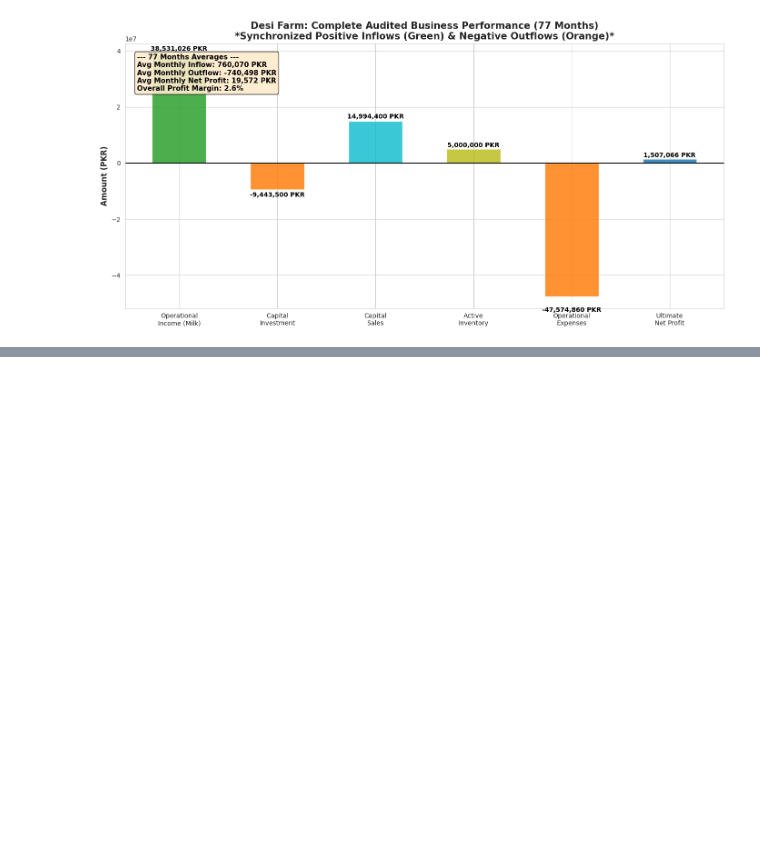
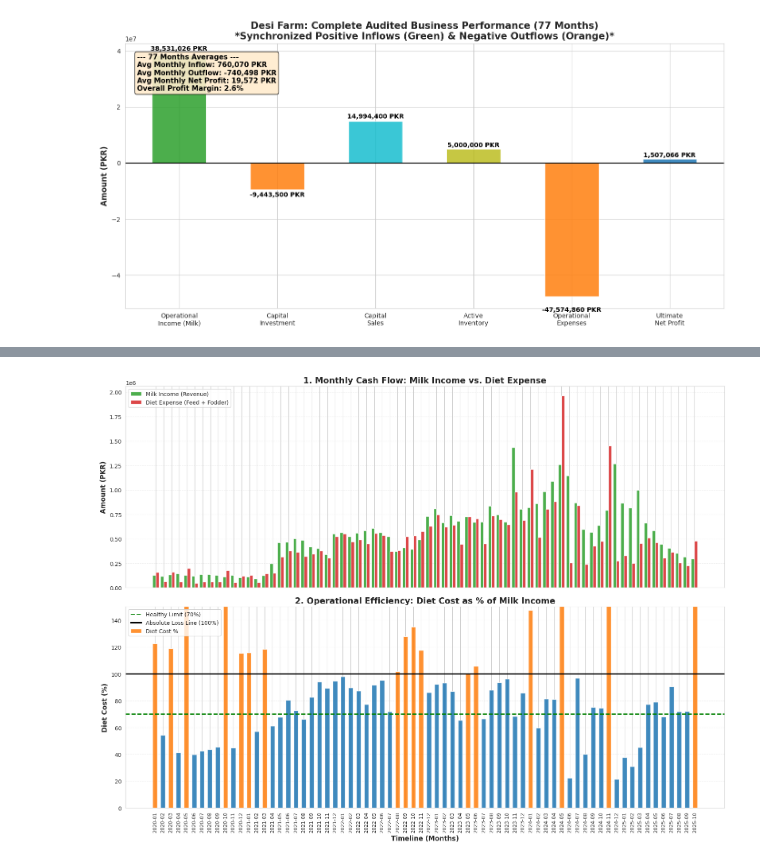
Before and after one commit to imraniqbal/desi-farm-etl-and-analysis, a Jupyter notebook: desi-farm-case-study-exploratory-data-analysis.ipynb, the cells around one changed output, grey strips where cells are left out. Saved outputs shown, nothing was run; the diff lists cells and outputs as text; code cells hidden in the pictures; blank space fills up the shorter version.

Commit message:
Kaggle Notebook | Desi Farm: Case Study & Exploratory Data Analysis  | Version 5

```diff
--- a/desi-farm-case-study-exploratory-data-analysis.ipynb
+++ b/desi-farm-case-study-exploratory-data-analysis.ipynb
@@ -416,0 +429,92 @@ plt.show()
+# %%
+# ==========================================
+# 1. PREPARING DIET & MILK DATA
+# ==========================================
+# Filter Diet Expenses (Feed + Fodder)
+diet_data = df_expenses[df_expenses['category'].isin(['Feed', 'Fodder'])]
+monthly_diet = diet_data.groupby('month_year')['amount'].sum().reset_index()
+monthly_diet.rename(columns={'amount': 'diet_expense'}, inplace=True)
+
+# Filter Milk Income (Using total operational income from df_income)
+monthly_milk = df_income.groupby('month_year')['amount'].sum().reset_index()
+monthly_milk.rename(columns={'amount': 'milk_income'}, inplace=True)
+
+# Merge into a single Efficiency DataFrame
+efficiency_df = pd.merge(monthly_milk, monthly_diet, on='month_year', how='inner')
+efficiency_df['month_year_str'] = efficiency_df['month_year'].astype(str)
+
+# ==========================================
+# 2. FILTERING OUTLIERS
+# ==========================================
+# Skip 2019 December from this comparison because the profit of July to December
+# is combined in the last month of 2019. The remaining data correctly gives monthly metrics.
+efficiency_df = efficiency_df[efficiency_df['month_year_str'] != '2019-12']
+
+efficiency_df = efficiency_df.sort_values('month_year').reset_index(drop=True)
+
+# ==========================================
+# 3. CALCULATING EFFICIENCY KPIs
+# ==========================================
+# Diet Cost Percentage: What % of milk income is spent on feed?
+efficiency_df['diet_cost_percentage'] = (efficiency_df['diet_expense'] / efficiency_df['milk_income']) * 100
+
+# Overall Averages (Excluding the outlier)
+total_milk = efficiency_df['milk_income'].sum()
+total_diet = efficiency_df['diet_expense'].sum()
+overall_diet_percentage = (total_diet / total_milk) * 100
+
+# ==========================================
+# 4. DISPLAY SUMMARY TABLE
+# ==========================================
+print("\n" + "="*70)
+print(f"📊 OVERALL EFFICIENCY: {overall_diet_percentage:.1f}% OF MILK INCOME GOES TO DIET (Outliers Skipped)")
+print("="*70)
+display(efficiency_df[['month_year_str', 'milk_income', 'diet_expense', 'diet_cost_percentage']].head(10).style.format({
+    'milk_income': "{:,.0f} PKR",
+    'diet_expense': "{:,.0f} PKR",
+    'diet_cost_percentage': "{:.1f}%"
+}))
+
+# ==========================================
+# 5. SPLIT VISUALIZATIONS (For Maximum Clarity)
+# ==========================================
+# Using 2 rows and 1 column to give the 76-month timeline enough horizontal breathing room
+fig, (ax1, ax2) = plt.subplots(2, 1, figsize=(16, 12))
+
+x = np.arange(len(efficiency_df))
+width = 0.4
+
+# --- Chart 1: Raw Cash Amounts (Milk vs Diet) ---
+ax1.bar(x - width/2, efficiency_df['milk_income'], width, label='Milk Income (Revenue)', color='#2ca02c', alpha=0.85)
+ax1.bar(x + width/2, efficiency_df['diet_expense'], width, label='Diet Expense (Feed + Fodder)', color='#d62728', alpha=0.85)
+
+ax1.set_title('1. Monthly Cash Flow: Milk Income vs. Diet Expense', fontsize=15, fontweight='bold')
+ax1.set_ylabel('Amount (PKR)', fontsize=12, fontweight='bold')
+ax1.set_xticks(x)
+ax1.set_xticklabels([]) # Hidden to avoid clutter, labels will be on the bottom chart
+ax1.legend(loc='upper left')
+ax1.grid(axis='y', linestyle='--', alpha=0.3)
+
+# --- Chart 2: Diet Cost Percentage (Efficiency) ---
+# Highlighting the bars in orange if they cross the 100% loss line
+colors_pct = ['#ff7f0e' if val > 100 else '#1f77b4' for val in efficiency_df['diet_cost_percentage']]
+ax2.bar(x, efficiency_df['diet_cost_percentage'], width=0.6, color=colors_pct, alpha=0.85, label='Diet Cost %')
+
+ax2.set_title('2. Operational Efficiency: Diet Cost as % of Milk Income', fontsize=15, fontweight='bold')
+ax2.set_xlabel('Timeline (Months)', fontsize=12, fontweight='bold')
+ax2.set_ylabel('Diet Cost (%)', fontsize=12, fontweight='bold')
+ax2.set_xticks(x)
+ax2.set_xticklabels(efficiency_df['month_year_str'], rotation=90, fontsize=9)
+
+# Draw clear threshold lines right across the bars
+ax2.axhline(70, color='green', linestyle='--', linewidth=2, label='Healthy Limit (70%)')
+ax2.axhline(100, color='black', linestyle='-', linewidth=2.5, label='Absolute Loss Line (100%)')
+
+# Cap the Y-axis to 150% so extreme spikes don't ruin the scale
+ax2.set_ylim(0, 150)
+ax2.legend(loc='upper left')
+ax2.grid(axis='y', linestyle='--', alpha=0.3)
+
+plt.tight_layout()
+plt.show()
+# %% [output]
@@ -416,0 +535 @@ plt.show()
+[figure, added]
```
Also changed, not shown: parts of 6 cells of this notebook.
